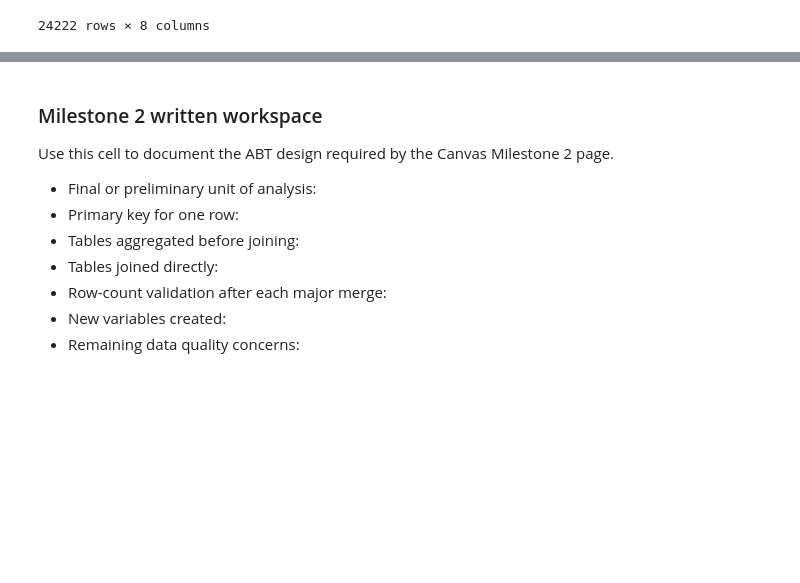
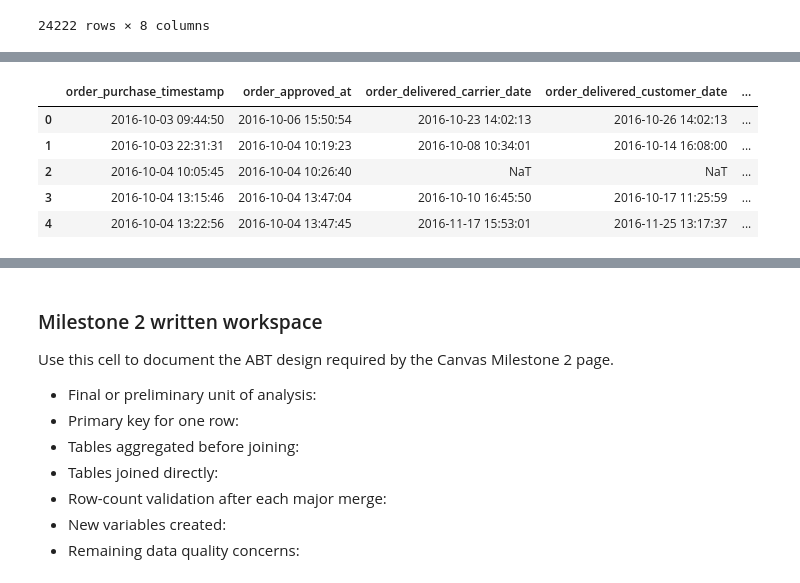
Before and after one commit to Jade-Jung/ban6003-project-option-2-hyejung-jung, a Jupyter notebook: notebooks/olist_project_starter.ipynb, the cells around one changed output, grey strips where cells are left out. Drawn from its saved outputs; the diff is of its cells as text; code cells hidden in the pictures; blank space fills up the shorter version.

```diff
--- a/notebooks/olist_project_starter.ipynb
+++ b/notebooks/olist_project_starter.ipynb
@@ -1283,0 +1342,17 @@ Before you start this section, read the matching Canvas milestone assignment pag
+# %%
+orders[
+    [
+        "order_purchase_timestamp",
+        "order_approved_at",
+        "order_delivered_carrier_date",
+        "order_delivered_customer_date",
+        "order_estimated_delivery_date"
+    ]
+].head()
+# %% [output]
+|  | order_purchase_timestamp | order_approved_at | order_delivered_carrier_date | order_delivered_customer_date | ... |
+| 0 | 2016-10-03 09:44:50 | 2016-10-06 15:50:54 | 2016-10-23 14:02:13 | 2016-10-26 14:02:13 | ... |
+| 1 | 2016-10-03 22:31:31 | 2016-10-04 10:19:23 | 2016-10-08 10:34:01 | 2016-10-14 16:08:00 | ... |
+| 2 | 2016-10-04 10:05:45 | 2016-10-04 10:26:40 | NaT | NaT | ... |
+| 3 | 2016-10-04 13:15:46 | 2016-10-04 13:47:04 | 2016-10-10 16:45:50 | 2016-10-17 11:25:59 | ... |
+| 4 | 2016-10-04 13:22:56 | 2016-10-04 13:47:45 | 2016-11-17 15:53:01 | 2016-11-25 13:17:37 | ... |
```
Also changed, not shown: parts of 32 cells of this notebook.
